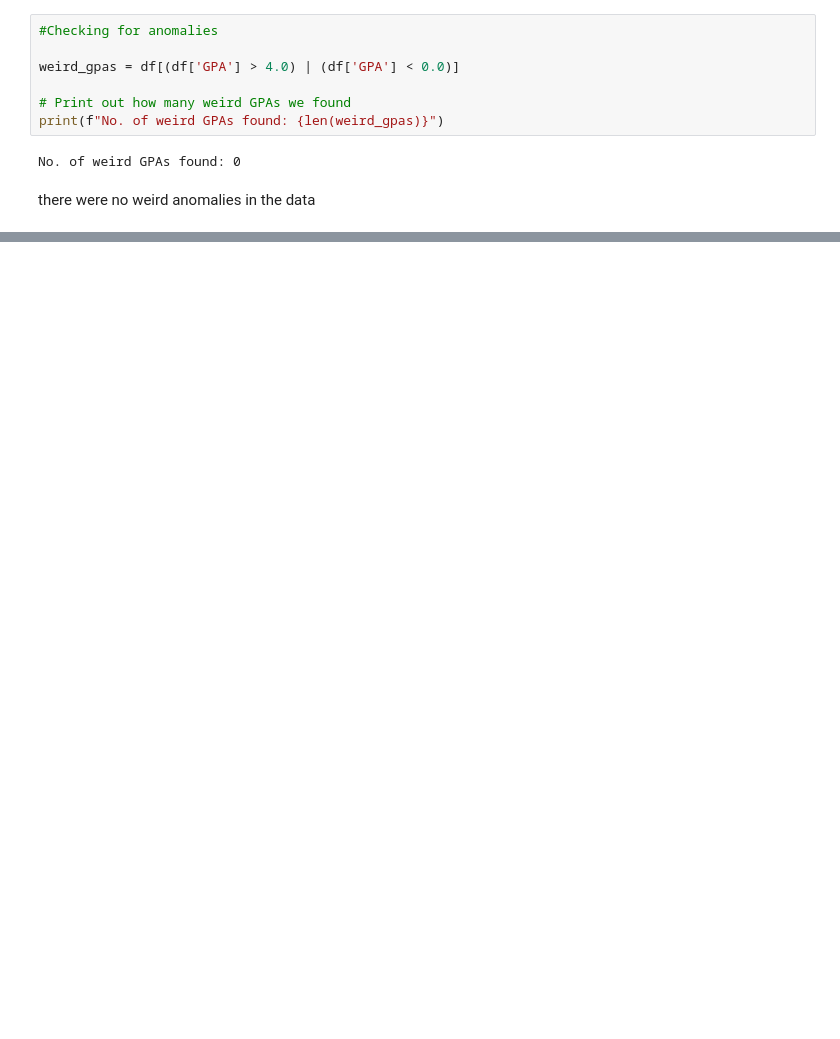
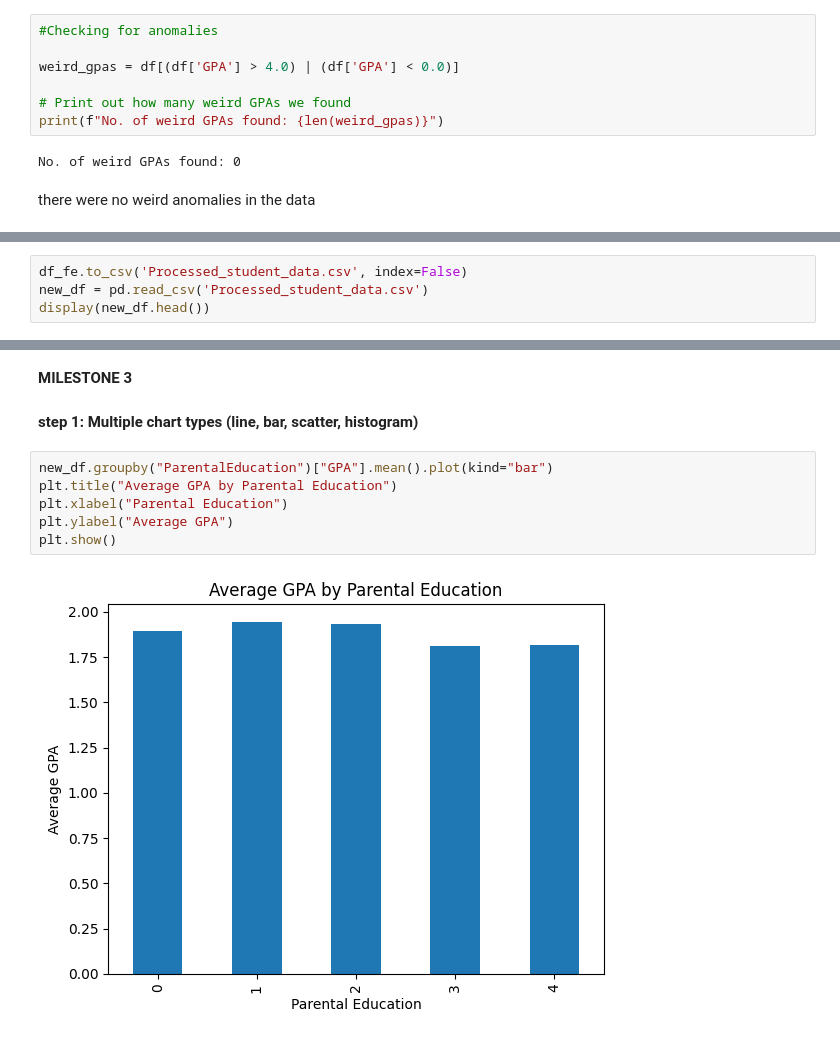
Before and after one commit to B-i-g-g-i-e/Data-Visualization-Students-Tasks, a Jupyter notebook: Sprints.ipynb, the cells around one changed output, grey strips where cells are left out. Saved outputs shown, nothing was run; the diff lists cells and outputs as text; blank space fills up the shorter version.

Commit message:
Milestone 1 corrections Milestone 2,3,4 submission

```diff
--- a/Sprints.ipynb
+++ b/Sprints.ipynb
@@ -213,0 +448,4 @@ display(new_df.head(10))
+# %%
+df_fe.to_csv('Processed_student_data.csv', index=False)
+new_df = pd.read_csv('Processed_student_data.csv')
+display(new_df.head())
@@ -213,0 +459,12 @@ display(new_df.head(10))
+# %% [markdown]
+**MILESTONE 3**
+# %% [markdown]
+**step 1: Multiple chart types (line, bar, scatter, histogram)**
+# %%
+new_df.groupby("ParentalEducation")["GPA"].mean().plot(kind="bar")
+plt.title("Average GPA by Parental Education")
+plt.xlabel("Parental Education")
+plt.ylabel("Average GPA")
+plt.show()
+# %% [output]
+[figure, added]
```
Also changed, not shown: parts of 124 cells of this notebook.
